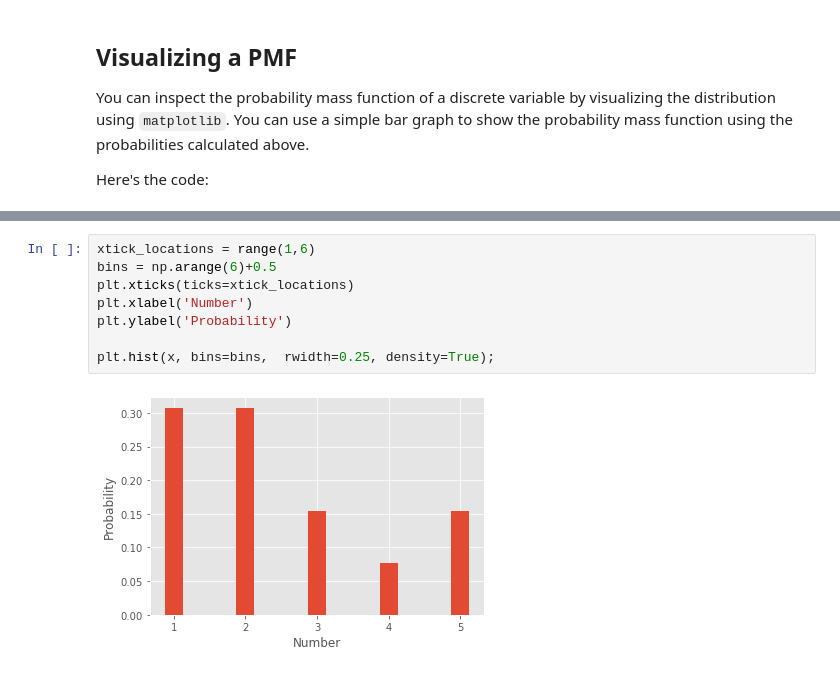
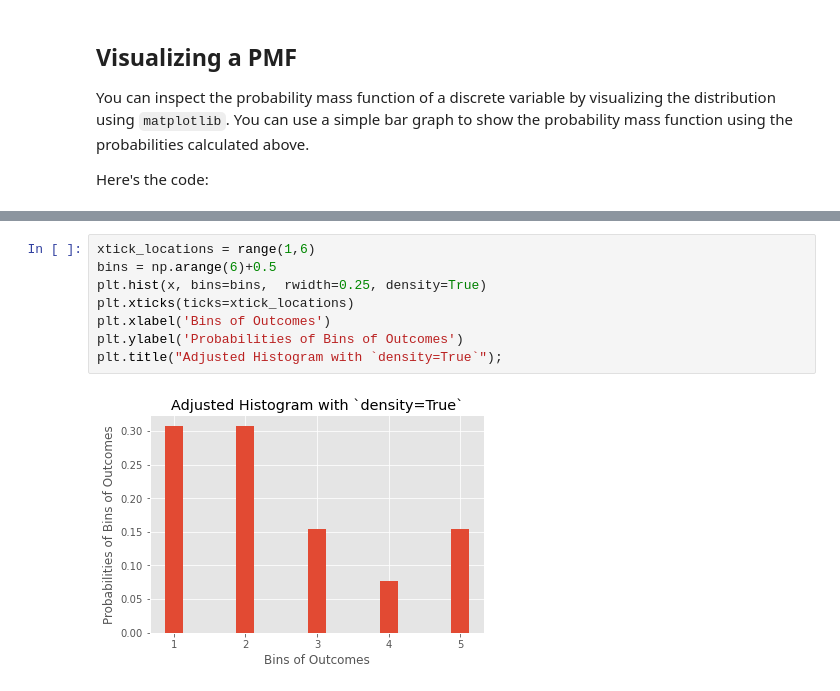
Before and after one commit to learn-co-curriculum/dsc-probability-mass-function, a Jupyter notebook: index.ipynb, the cells around one changed output, grey strips where cells are left out. Drawn from its saved outputs; the diff is of its cells as text.

Commit message:
typo fix, more code examples, adjust rounding

```diff
--- a/index.ipynb
+++ b/index.ipynb
@@ -112,10 +134,10 @@ While we're at it, let's rescale our x-axis a little bit better in our histogram
 # %%
 xtick_locations = range(1,6)
 bins = np.arange(6)+0.5
+plt.hist(x, bins=bins,  rwidth=0.25, density=True)
 plt.xticks(ticks=xtick_locations)
-plt.xlabel('Number')
-plt.ylabel('Probability')
-
-plt.hist(x, bins=bins,  rwidth=0.25, density=True);
+plt.xlabel('Bins of Outcomes')
+plt.ylabel('Probabilities of Bins of Outcomes')
+plt.title("Adjusted Histogram with `density=True`");
 # %% [output]
-[figure, old version]
+[figure, new version]
```
Also changed, not shown: parts of 21 cells of this notebook, 4 other files.
